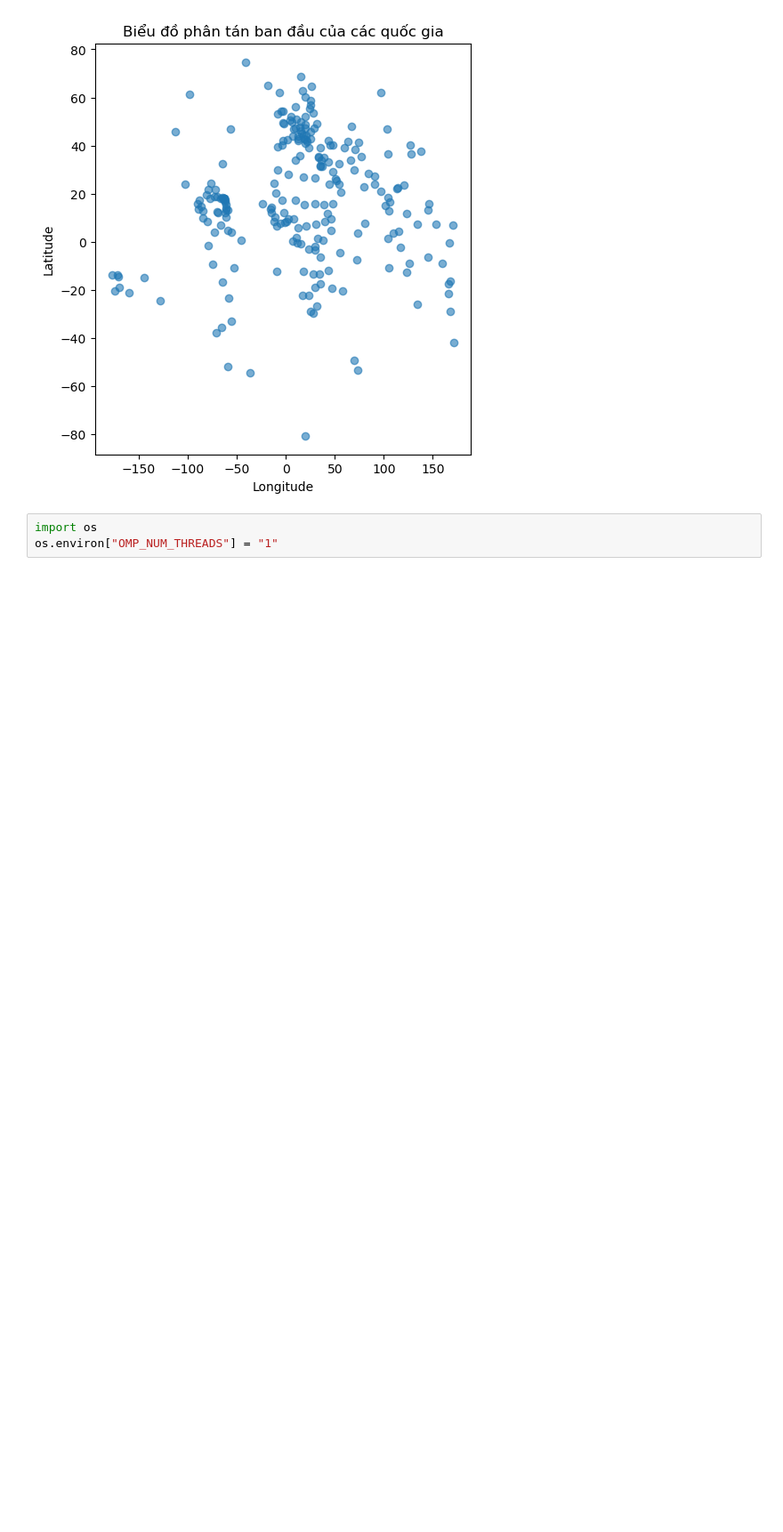
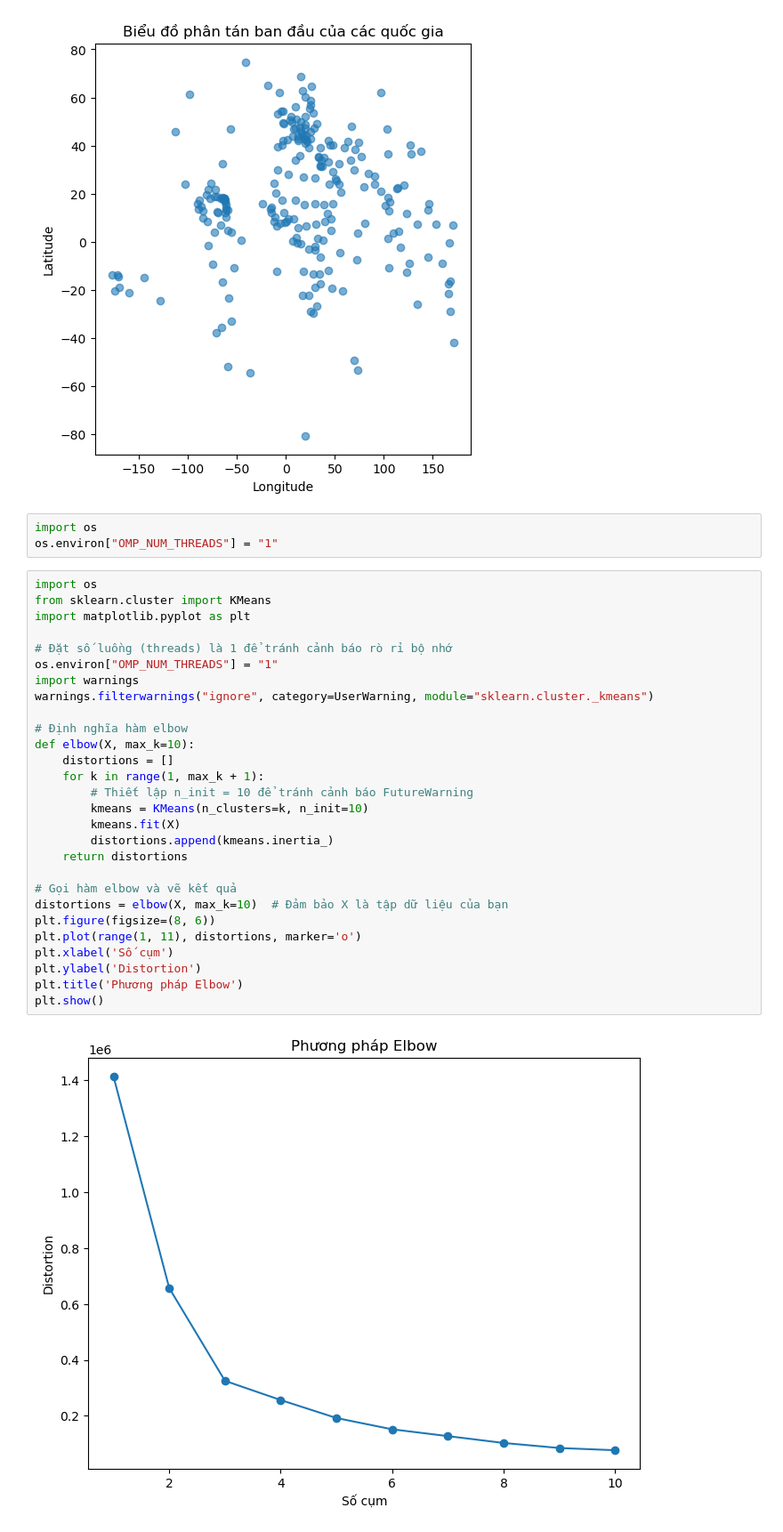
Before and after one commit to Hoa212/CCNHD-nhom-4, a Jupyter notebook: Partitioning/k-mean.ipynb, the cells around one changed output. Shown: that part at 89% size. Cells and saved outputs as stored; diff of their text form; blank space fills up the shorter version.

```diff
--- a/Partitioning/k-mean.ipynb
+++ b/Partitioning/k-mean.ipynb
@@ -85,3 +58,33 @@ plt.show()
 # %%
 import os
 os.environ["OMP_NUM_THREADS"] = "1"
+# %%
+import os
+from sklearn.cluster import KMeans
+import matplotlib.pyplot as plt
+
+# Đặt số luồng (threads) là 1 để tránh cảnh báo rò rỉ bộ nhớ
+os.environ["OMP_NUM_THREADS"] = "1"
+import warnings
+warnings.filterwarnings("ignore", category=UserWarning, module="sklearn.cluster._kmeans")
+
+# Định nghĩa hàm elbow
+def elbow(X, max_k=10):
+    distortions = []
+    for k in range(1, max_k + 1):
+        # Thiết lập n_init = 10 để tránh cảnh báo FutureWarning
+        kmeans = KMeans(n_clusters=k, n_init=10)
+        kmeans.fit(X)
+        distortions.append(kmeans.inertia_)
+    return distortions
+
+# Gọi hàm elbow và vẽ kết quả
+distortions = elbow(X, max_k=10)  # Đảm bảo X là tập dữ liệu của bạn
+plt.figure(figsize=(8, 6))
+plt.plot(range(1, 11), distortions, marker='o')
+plt.xlabel('Số cụm')
+plt.ylabel('Distortion')
+plt.title('Phương pháp Elbow')
+plt.show()
+# %% [output]
+[figure, added]
```
Also changed, not shown: parts of 9 cells of this notebook.
